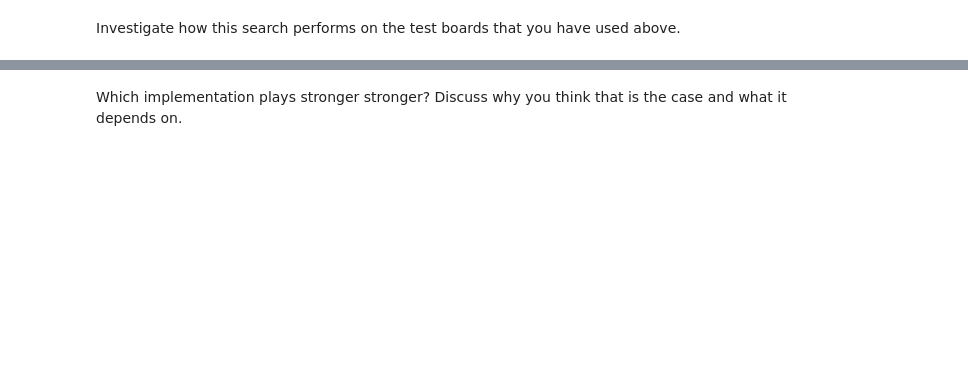
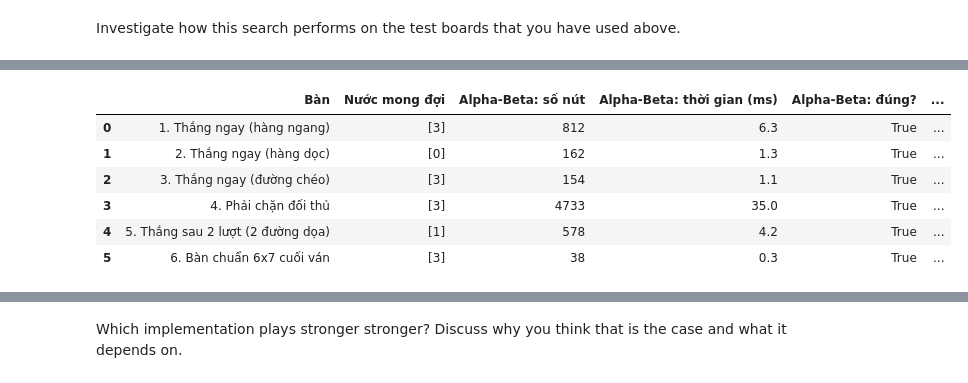
Before and after one commit to Ko4rut/ML-Advance-Group, a Jupyter notebook: lab05 - game/lab05 - game/assignment_connect4.ipynb, the cells around one changed output, grey strips where cells are left out. Saved outputs shown, nothing was run; the diff lists cells and outputs as text; code cells hidden in the pictures; blank space fills up the shorter version.

```diff
--- a/lab05 - game/lab05 - game/assignment_connect4.ipynb
+++ b/lab05 - game/lab05 - game/assignment_connect4.ipynb
@@ -828,0 +850,4 @@ Implement simple Pure Monte Carlo Search with a random playout strategy.
+# %%
+# Xem lại mã nguồn đã cài trong connect4_montecarlo.py (chỉ in ra để đọc)
+for f in (playout, pmcs_values, pmcs, PMCSAgent):
+    print(inspect.getsource(f))
@@ -832,0 +961,28 @@ Investigate how this search performs on the test boards that you have used above
+# %%
+task3_nodes = [812, 162, 154, 4733, 578, 38]   # "Alpha-Beta (mặc định)" trong bảng Task 3 của Thiện
+
+rows = []
+for (name, (board, player)), nodes_task3 in zip(boards.items(), task3_nodes):
+    expected = expected_moves(board, player)
+    r = timed_search(alpha_beta_search, board, player, node_limit = 300000, move_order = no_ordering)
+    assert r["finished"] and r["nodes"] == nodes_task3, f"{name}: {r['nodes']} nút, bảng Task 3 ghi {nodes_task3}"
+    row = {"Bàn": name, "Nước mong đợi": expected,
+           "Alpha-Beta: số nút": r["nodes"], "Alpha-Beta: thời gian (ms)": round(r["time_ms"], 1),
+           "Alpha-Beta: đúng?": r["move"] in expected or (r["value"] == 1 and keeps_the_win(board, player, r["move"]))}
+    for N in N_LIST:
+        sub = table_boards_mc[(table_boards_mc["Bàn"] == name) & (table_boards_mc["N"] == N)].iloc[0]
+        row[f"Monte Carlo N={N}: đúng /20"] = sub["Số lần đúng /20"]
+        row[f"Monte Carlo N={N}: ms"] = sub["Thời gian TB/nước (ms)"]
+    rows.append(row)
+
+table_vs_ab = pd.DataFrame(rows)
+display(table_vs_ab)
+assert table_vs_ab["Alpha-Beta: đúng?"].all()
+# %% [output]
+|  | Bàn | Nước mong đợi | Alpha-Beta: số nút | Alpha-Beta: thời gian (ms) | Alpha-Beta: đúng? | ... |
+| 0 | 1. Thắng ngay (hàng ngang) | [3] | 812 | 6.3 | True | ... |
+| 1 | 2. Thắng ngay (hàng dọc) | [0] | 162 | 1.3 | True | ... |
+| 2 | 3. Thắng ngay (đường chéo) | [3] | 154 | 1.1 | True | ... |
+| 3 | 4. Phải chặn đối thủ | [3] | 4733 | 35.0 | True | ... |
+| 4 | 5. Thắng sau 2 lượt (2 đường dọa) | [1] | 578 | 4.2 | True | ... |
+| 5 | 6. Bàn chuẩn 6x7 cuối ván | [3] | 38 | 0.3 | True | ... |
```
Also changed, not shown: parts of 28 cells of this notebook.
